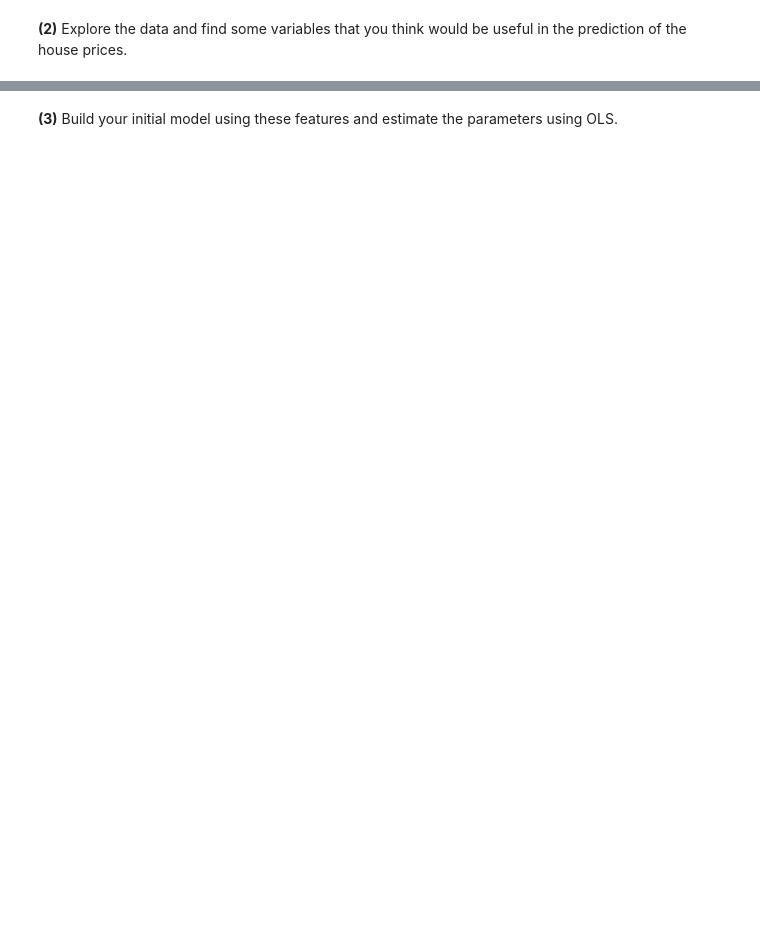
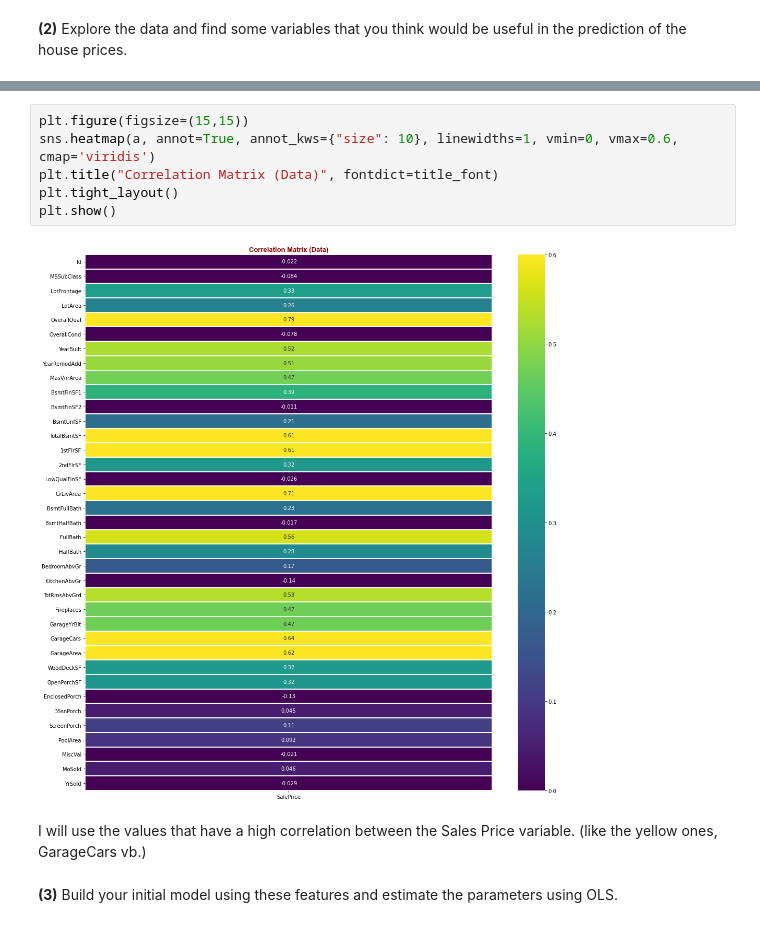
Before and after one commit to melisademir/Regression, a Jupyter notebook: A_02_simple_linear_regression_models.ipynb, the cells around one changed output, grey strips where cells are left out. Saved outputs shown, nothing was run; the diff lists cells and outputs as text; blank space fills up the shorter version.

```diff
--- a/A_02_simple_linear_regression_models.ipynb
+++ b/A_02_simple_linear_regression_models.ipynb
@@ -23,2 +235,12 @@ df.tail(10)
+# %%
+plt.figure(figsize=(15,15))
+sns.heatmap(a, annot=True, annot_kws={"size": 10}, linewidths=1, vmin=0, vmax=0.6, cmap='viridis')
+plt.title("Correlation Matrix (Data)", fontdict=title_font)
+plt.tight_layout()
+plt.show()
+# %% [output]
+[figure, added]
+# %% [markdown]
+I will use the values that have a high correlation between the Sales Price variable. (like the yellow ones, GarageCars vb.)
 # %% [markdown]
 **(3)** Build your initial model using these features and estimate the parameters using OLS.
```
Also changed, not shown: parts of 24 cells of this notebook.
